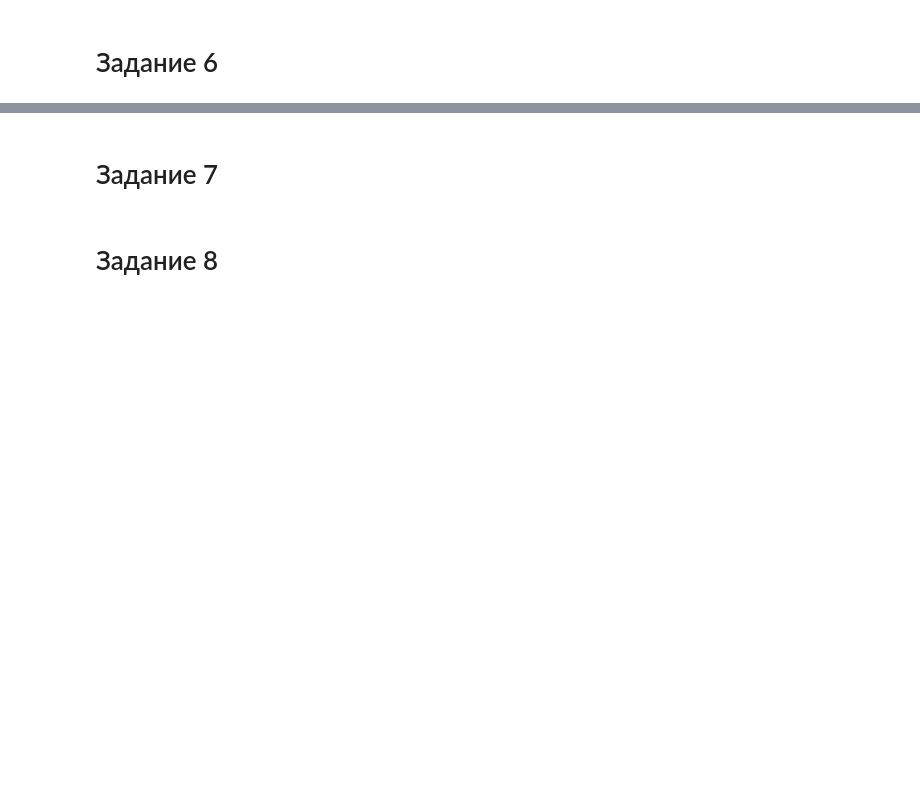
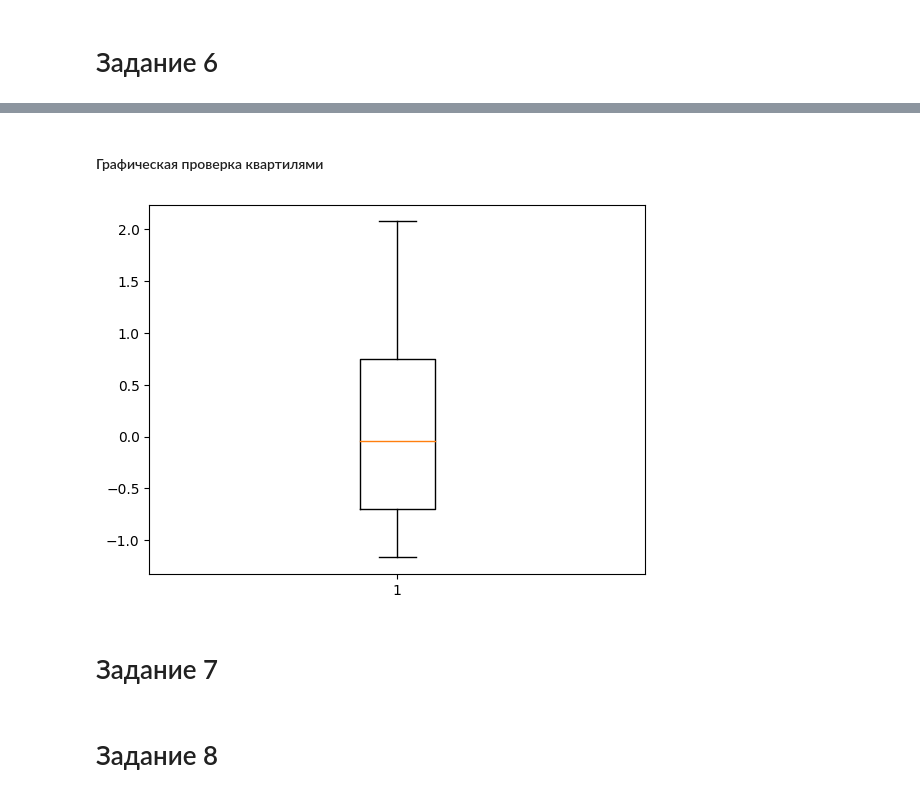
Before and after one commit to ForwardMoth/stdb_lab, a Jupyter notebook: lab3/lab3.ipynb, the cells around one changed output, grey strips where cells are left out. Cells and saved outputs as stored; diff of their text form; code cells hidden in the pictures; blank space fills up the shorter version.

```diff
--- a/lab3/lab3.ipynb
+++ b/lab3/lab3.ipynb
@@ -273,2 +343,9 @@ histmmm('INR')
+# %% [markdown]
+#### Графическая проверка квартилями
+# %%
+plt.boxplot(df['RUB'].values)
+plt.show()
+# %% [output]
+[figure, added]
 # %% [markdown]
 # Задание 7
```
Also changed, not shown: parts of 33 cells of this notebook.
